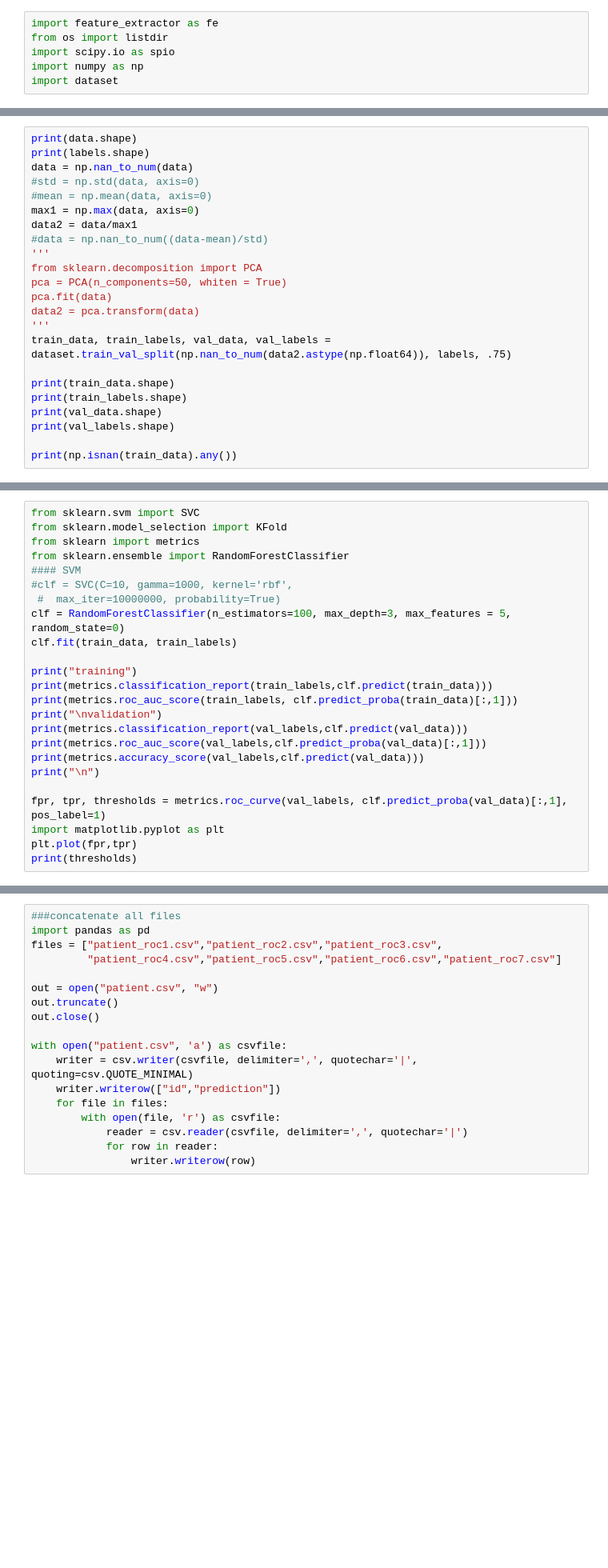
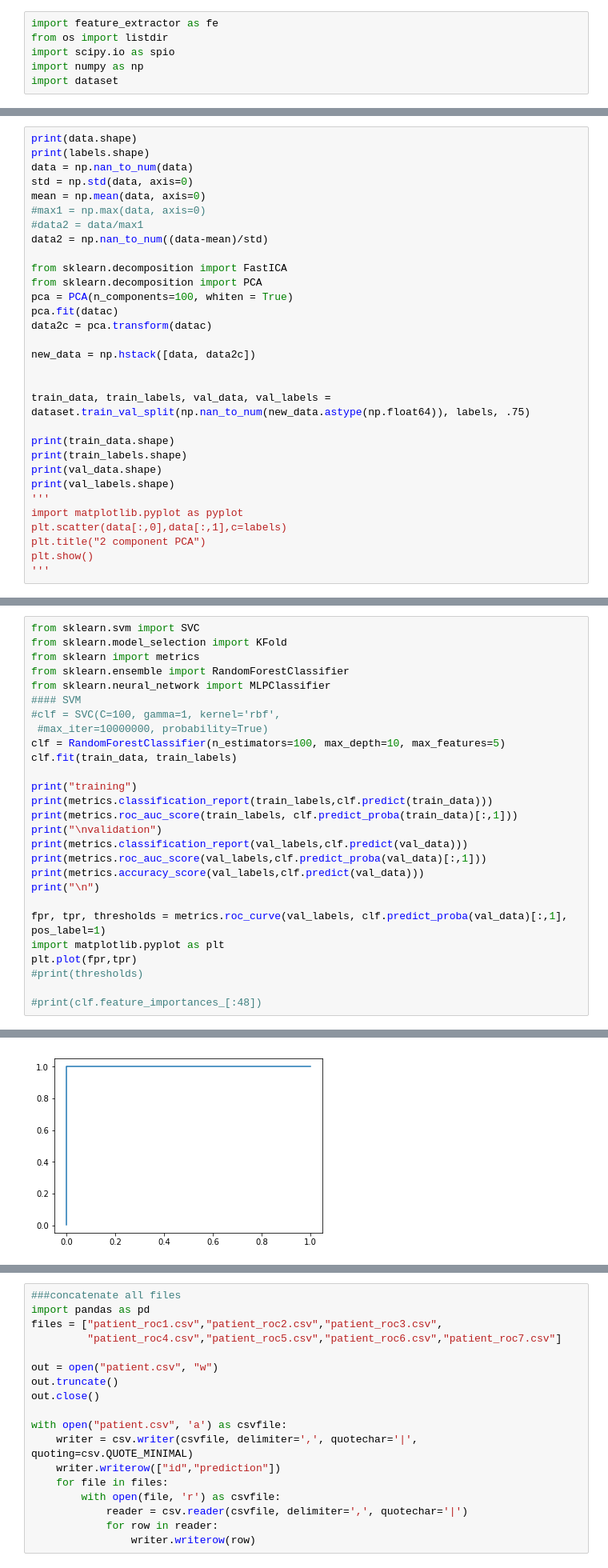
Before and after one commit to RohitBandaru/SeizureDetection, a Jupyter notebook: test.ipynb, the cells around one changed output, grey strips where cells are left out. Shown: that part at 80% size. Drawn from its saved outputs; the diff is of its cells as text; blank space fills up the shorter version.

```diff
--- a/test.ipynb
+++ b/test.ipynb
@@ -48,22 +52,30 @@ data, labels = dataset.get_data(patient_number, channels)
 print(data.shape)
 print(labels.shape)
 data = np.nan_to_num(data)
-#std = np.std(data, axis=0)
-#mean = np.mean(data, axis=0)
-max1 = np.max(data, axis=0)
-data2 = data/max1
-#data = np.nan_to_num((data-mean)/std)
-'''
+std = np.std(data, axis=0)
+mean = np.mean(data, axis=0)
+#max1 = np.max(data, axis=0)
+#data2 = data/max1
+data2 = np.nan_to_num((data-mean)/std)
+
+from sklearn.decomposition import FastICA
 from sklearn.decomposition import PCA
-pca = PCA(n_components=50, whiten = True)
-pca.fit(data)
-data2 = pca.transform(data)
-'''
-train_data, train_labels, val_data, val_labels = dataset.train_val_split(np.nan_to_num(data2.astype(np.float64)), labels, .75)
+pca = PCA(n_components=100, whiten = True)
+pca.fit(datac)
+data2c = pca.transform(datac)
+
+new_data = np.hstack([data, data2c])
+
+
+train_data, train_labels, val_data, val_labels = dataset.train_val_split(np.nan_to_num(new_data.astype(np.float64)), labels, .75)
 
 print(train_data.shape)
 print(train_labels.shape)
 print(val_data.shape)
 print(val_labels.shape)
-
-print(np.isnan(train_data).any())
+'''
+import matplotlib.pyplot as pyplot
+plt.scatter(data[:,0],data[:,1],c=labels)
+plt.title("2 component PCA")
+plt.show()
+'''
@@ -72,10 +92,11 @@ from sklearn.svm import SVC
 from sklearn.model_selection import KFold
 from sklearn import metrics
 from sklearn.ensemble import RandomForestClassifier
+from sklearn.neural_network import MLPClassifier
 #### SVM
-#clf = SVC(C=10, gamma=1000, kernel='rbf',
- #  max_iter=10000000, probability=True)
-clf = RandomForestClassifier(n_estimators=100, max_depth=3, max_features = 5, random_state=0)
+#clf = SVC(C=100, gamma=1, kernel='rbf',
+ #max_iter=10000000, probability=True)
+clf = RandomForestClassifier(n_estimators=100, max_depth=10, max_features=5)
 clf.fit(train_data, train_labels)
 
 print("training")
@@ -90,4 +111,7 @@ print("\n")
 fpr, tpr, thresholds = metrics.roc_curve(val_labels, clf.predict_proba(val_data)[:,1], pos_label=1)
 import matplotlib.pyplot as plt
 plt.plot(fpr,tpr)
-print(thresholds)
+#print(thresholds)
+
+#print(clf.feature_importances_[:48])
+# %% [output]
@@ -94,3 +139,4 @@ print(thresholds)
+[figure, added]
 # %%
 path = "data/patient_"+str(patient_number)+"/test/"
 files = listdir(path)
```
Also changed, not shown: parts of 4 cells of this notebook, 11 other files.
